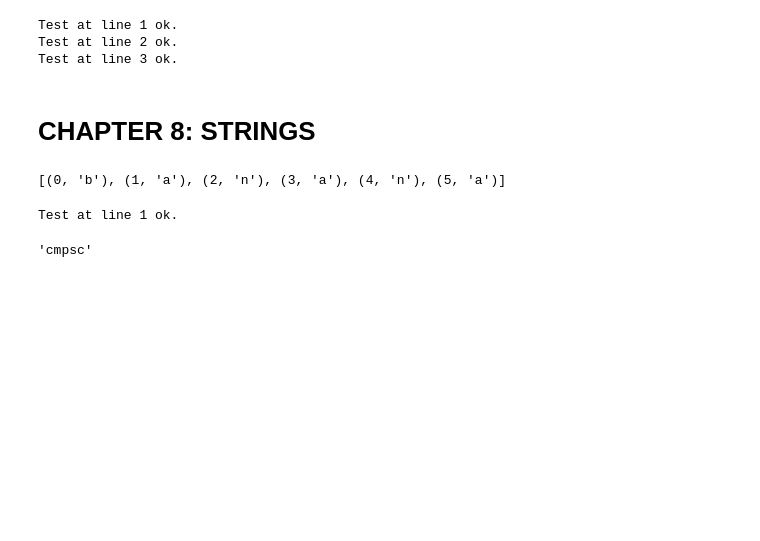
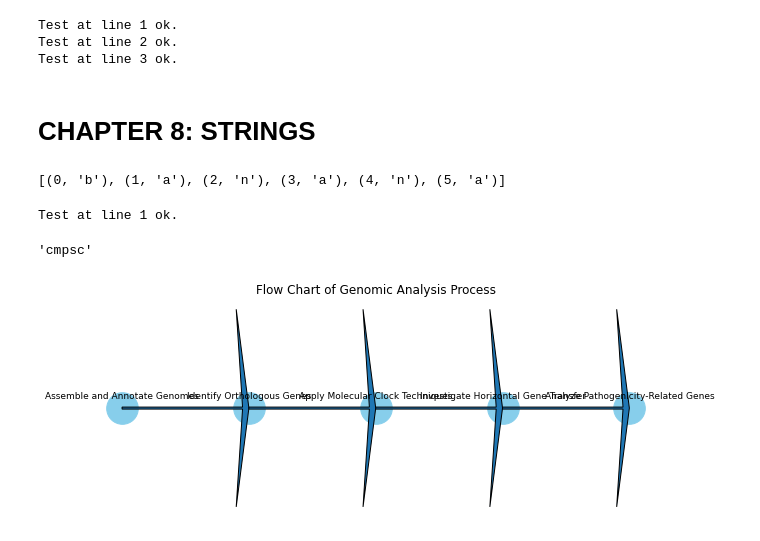
Before and after one commit to Kassaye52/kb_Python, a Jupyter notebook: learn_python_the_right_way/learn_python_the_right_way.ipynb, the cells around one changed output. Saved outputs shown, nothing was run; the diff lists cells and outputs as text; code cells hidden in the pictures; blank space fills up the shorter version.

```diff
--- a/learn_python_the_right_way/learn_python_the_right_way.ipynb
+++ b/learn_python_the_right_way/learn_python_the_right_way.ipynb
@@ -2067,3 +2067,43 @@ remove_vowels("compsci")
 # %% [output]
 Test at line 1 ok.
 'cmpsc'
+# %%
+import matplotlib.pyplot as plt
+
+# Define the steps for the flowchart
+steps = [
+    "Assemble and Annotate Genomes",
+    "Identify Orthologous Genes",
+    "Apply Molecular Clock Techniques",
+    "Investigate Horizontal Gene Transfer",
+    "Analyze Pathogenicity-Related Genes"
+]
+
+# Define the connections between the steps
+# (Since this is a linear process, each step connects to the next)
+connections = [
+    (0, 1), (1, 2), (2, 3), (3, 4)
+]
+
+# Create a new figure
+plt.figure(figsize=(10, 4))
+
+# Create a scatter plot to place the steps
+plt.scatter(range(len(steps)), [0] * len(steps), s=1000, color='skyblue')
+
+# Annotate the points with the step descriptions
+for i, step in enumerate(steps):
+    plt.annotate(step, (i, 0), textcoords="offset points", xytext=(0,10), ha='center', fontsize=9)
+
+# Draw the connections
+for start, end in connections:
+    plt.arrow(start, 0, end-start, 0, length_includes_head=True, head_width=0.1, head_length=0.1, overhang=0.5)
+
+# Turn off the axes
+plt.axis('off')
+
+# Show the flowchart
+plt.title('Flow Chart of Genomic Analysis Process')
+plt.show()
+# %% [output]
+[figure, added]
```
Also changed, not shown: parts of 48 cells of this notebook.
